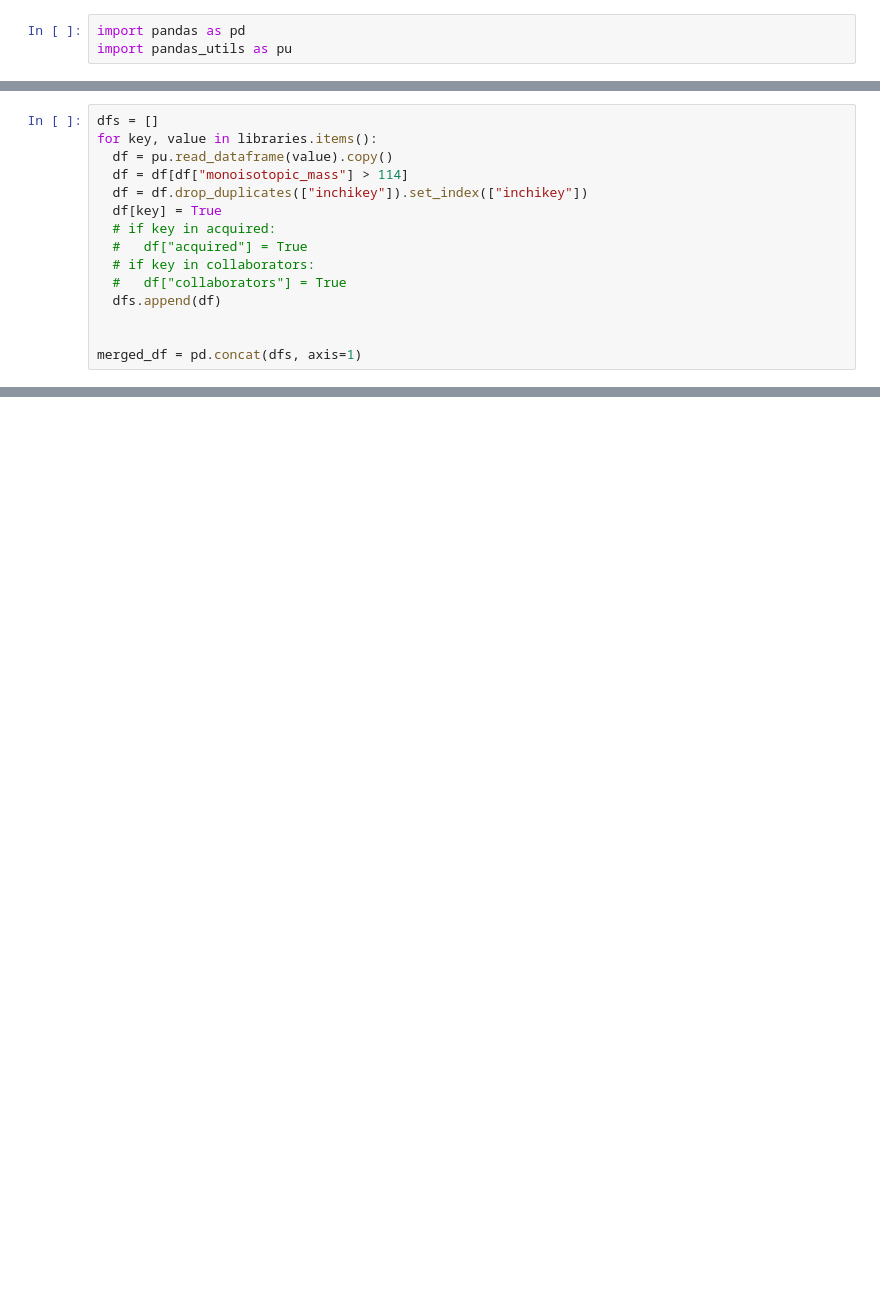
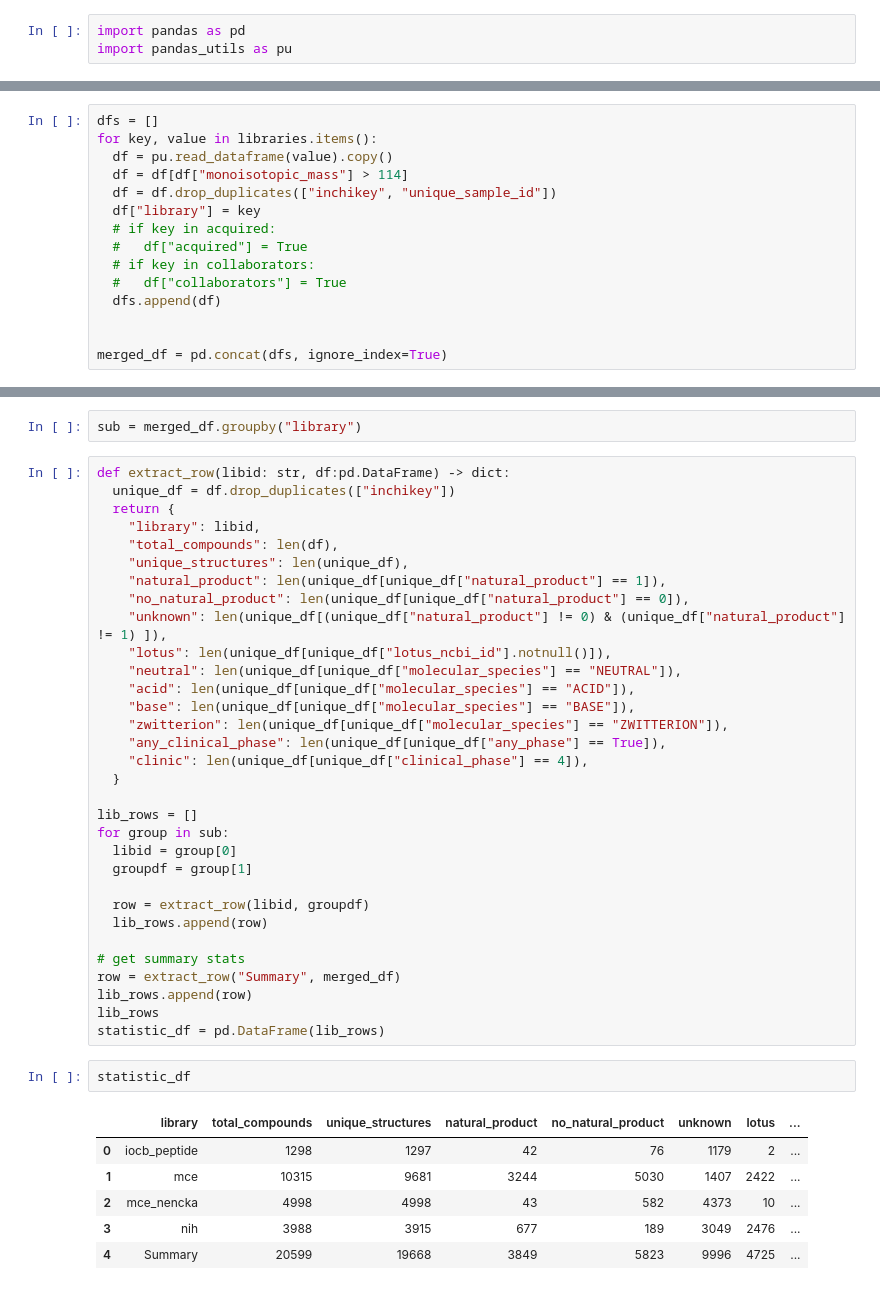
Before and after one commit to corinnabrungs/msn_tree_library, a Jupyter notebook: notebooks/library_comparison_metadata.ipynb, the cells around one changed output, grey strips where cells are left out. Cells and saved outputs as stored; diff of their text form; blank space fills up the shorter version.

```diff
--- a/notebooks/library_comparison_metadata.ipynb
+++ b/notebooks/library_comparison_metadata.ipynb
@@ -13,8 +14,8 @@ dfs = []
 for key, value in libraries.items():
   df = pu.read_dataframe(value).copy()
   df = df[df["monoisotopic_mass"] > 114]
-  df = df.drop_duplicates(["inchikey"]).set_index(["inchikey"])
-  df[key] = True
+  df = df.drop_duplicates(["inchikey", "unique_sample_id"])
+  df["library"] = key
   # if key in acquired:
   #   df["acquired"] = True
   # if key in collaborators:
@@ -22,4 +23,4 @@ for key, value in libraries.items():
   dfs.append(df)
 
 
-merged_df = pd.concat(dfs, axis=1)
+merged_df = pd.concat(dfs, ignore_index=True)
@@ -31,0 +43,43 @@ for key in libraries.items():
+# %%
+sub = merged_df.groupby("library")
+# %%
+def extract_row(libid: str, df:pd.DataFrame) -> dict:
+  unique_df = df.drop_duplicates(["inchikey"])
+  return {
+    "library": libid,
+    "total_compounds": len(df),
+    "unique_structures": len(unique_df),
+    "natural_product": len(unique_df[unique_df["natural_product"] == 1]),
+    "no_natural_product": len(unique_df[unique_df["natural_product"] == 0]),
+    "unknown": len(unique_df[(unique_df["natural_product"] != 0) & (unique_df["natural_product"] != 1) ]),
+    "lotus": len(unique_df[unique_df["lotus_ncbi_id"].notnull()]),
+    "neutral": len(unique_df[unique_df["molecular_species"] == "NEUTRAL"]),
+    "acid": len(unique_df[unique_df["molecular_species"] == "ACID"]),
+    "base": len(unique_df[unique_df["molecular_species"] == "BASE"]),
+    "zwitterion": len(unique_df[unique_df["molecular_species"] == "ZWITTERION"]),
+    "any_clinical_phase": len(unique_df[unique_df["any_phase"] == True]),
+    "clinic": len(unique_df[unique_df["clinical_phase"] == 4]),
+  }
+
+lib_rows = []
+for group in sub:
+  libid = group[0]
+  groupdf = group[1]
+
+  row = extract_row(libid, groupdf)
+  lib_rows.append(row)
+
+# get summary stats
+row = extract_row("Summary", merged_df)
+lib_rows.append(row)
+lib_rows
+statistic_df = pd.DataFrame(lib_rows)
+# %%
+statistic_df
+# %% [output]
+|  | library | total_compounds | unique_structures | natural_product | no_natural_product | unknown | lotus | ... |
+| 0 | iocb_peptide | 1298 | 1297 | 42 | 76 | 1179 | 2 | ... |
+| 1 | mce | 10315 | 9681 | 3244 | 5030 | 1407 | 2422 | ... |
+| 2 | mce_nencka | 4998 | 4998 | 43 | 582 | 4373 | 10 | ... |
+| 3 | nih | 3988 | 3915 | 677 | 189 | 3049 | 2476 | ... |
+| 4 | Summary | 20599 | 19668 | 3849 | 5823 | 9996 | 4725 | ... |
```
Also changed, not shown: parts of 6 cells of this notebook, 14 other files.
